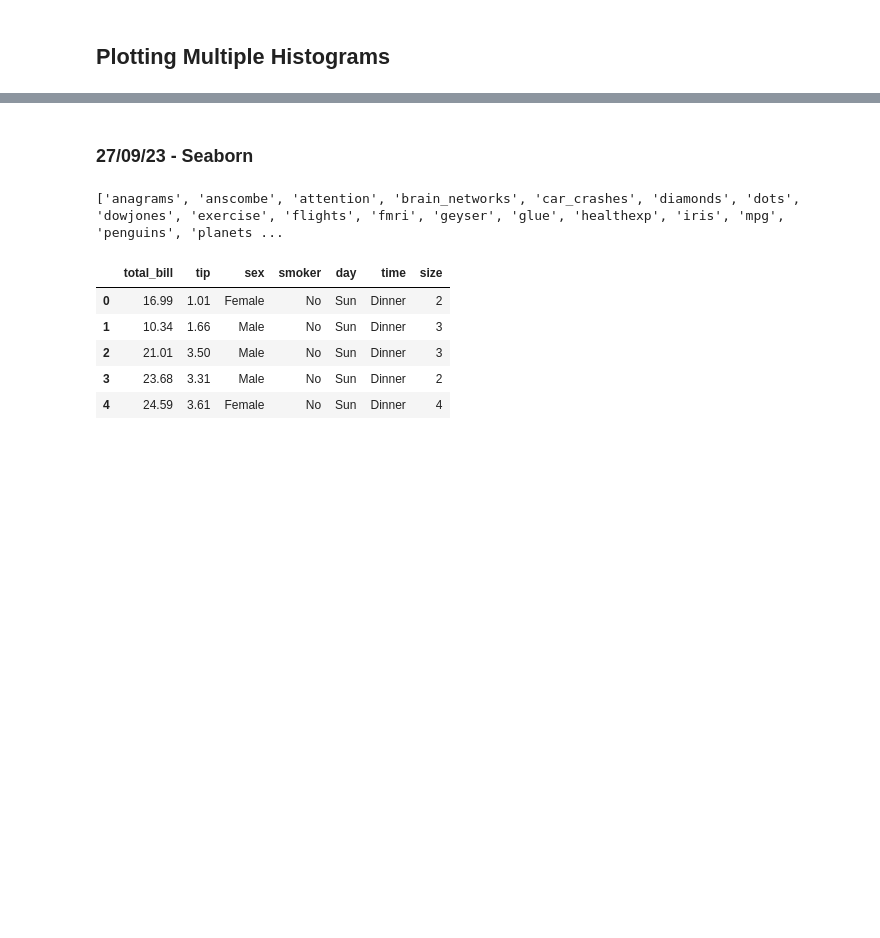
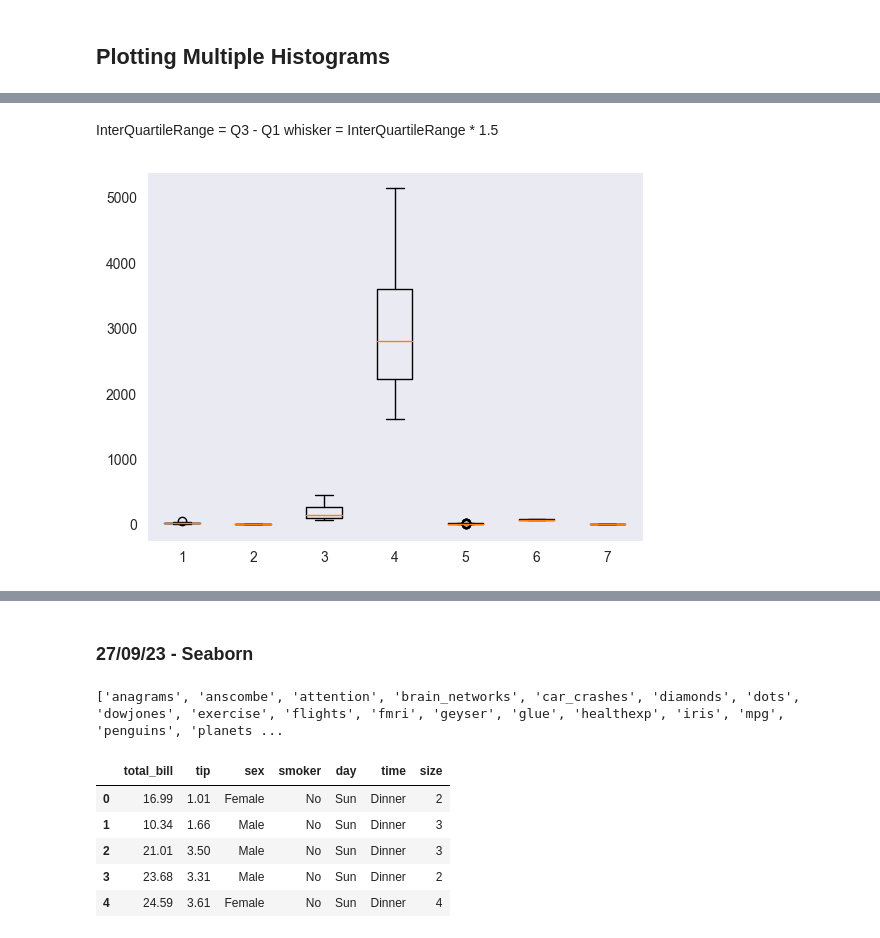
Before and after one commit to Adityasjc31/DataScience, a Jupyter notebook: data analytics/visualizingdata.ipynb, the cells around one changed output, grey strips where cells are left out. Saved outputs shown, nothing was run; the diff lists cells and outputs as text; code cells hidden in the pictures; blank space fills up the shorter version.

```diff
--- a/data analytics/visualizingdata.ipynb
+++ b/data analytics/visualizingdata.ipynb
@@ -646,0 +678,4 @@ plt.show()
+# %%
+import pandas as pd
+autompg = pd.read_csv('../dataset/auto-mpg.csv')
+autompg.head()
@@ -646,0 +702,9 @@ plt.show()
+# %% [markdown]
+InterQuartileRange = Q3 - Q1
+whisker = InterQuartileRange * 1.5
+# %%
+autompg = autompg.select_dtypes(include="number")
+plt.boxplot(autompg)
+plt.show()
+# %% [output]
+[figure, added]
```
Also changed, not shown: parts of 17 cells of this notebook, 1 other file.
